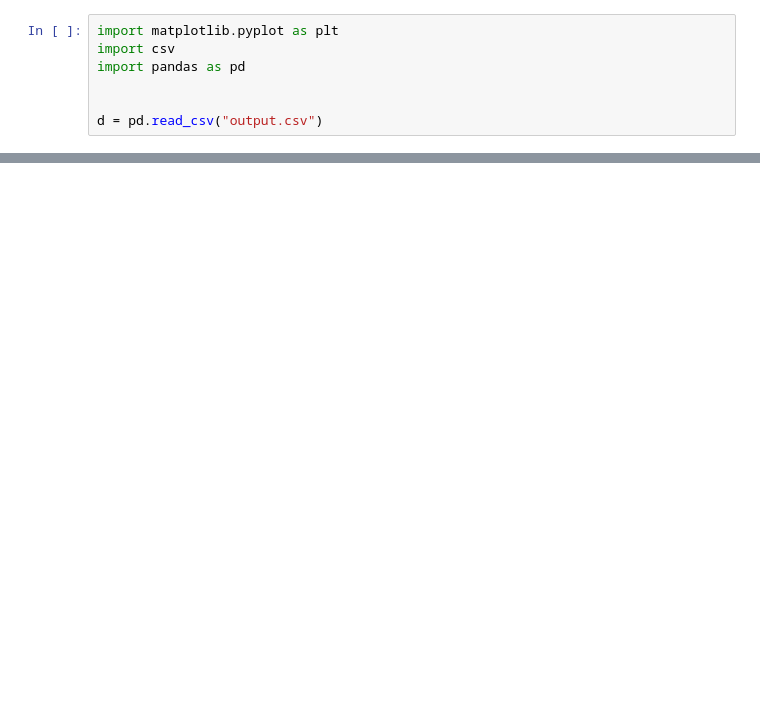
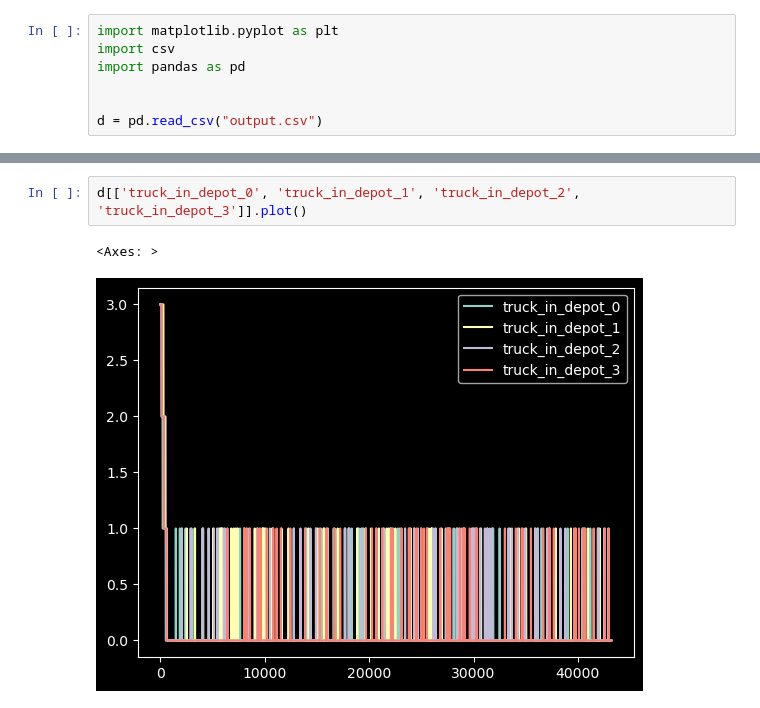
Before and after one commit to kornbjtu/LargeEvent, a Jupyter notebook: plot.ipynb, the cells around one changed output, grey strips where cells are left out. Saved outputs shown, nothing was run; the diff lists cells and outputs as text; blank space fills up the shorter version.

```diff
--- a/plot.ipynb
+++ b/plot.ipynb
@@ -24,0 +46,5 @@ d[["total_cons"]].plot()
+# %%
+d[['truck_in_depot_0', 'truck_in_depot_1', 'truck_in_depot_2', 'truck_in_depot_3']].plot()
+# %% [output]
+<Axes: >
+[figure, added]
```
Also changed, not shown: parts of 4 cells of this notebook, 2 other files.
